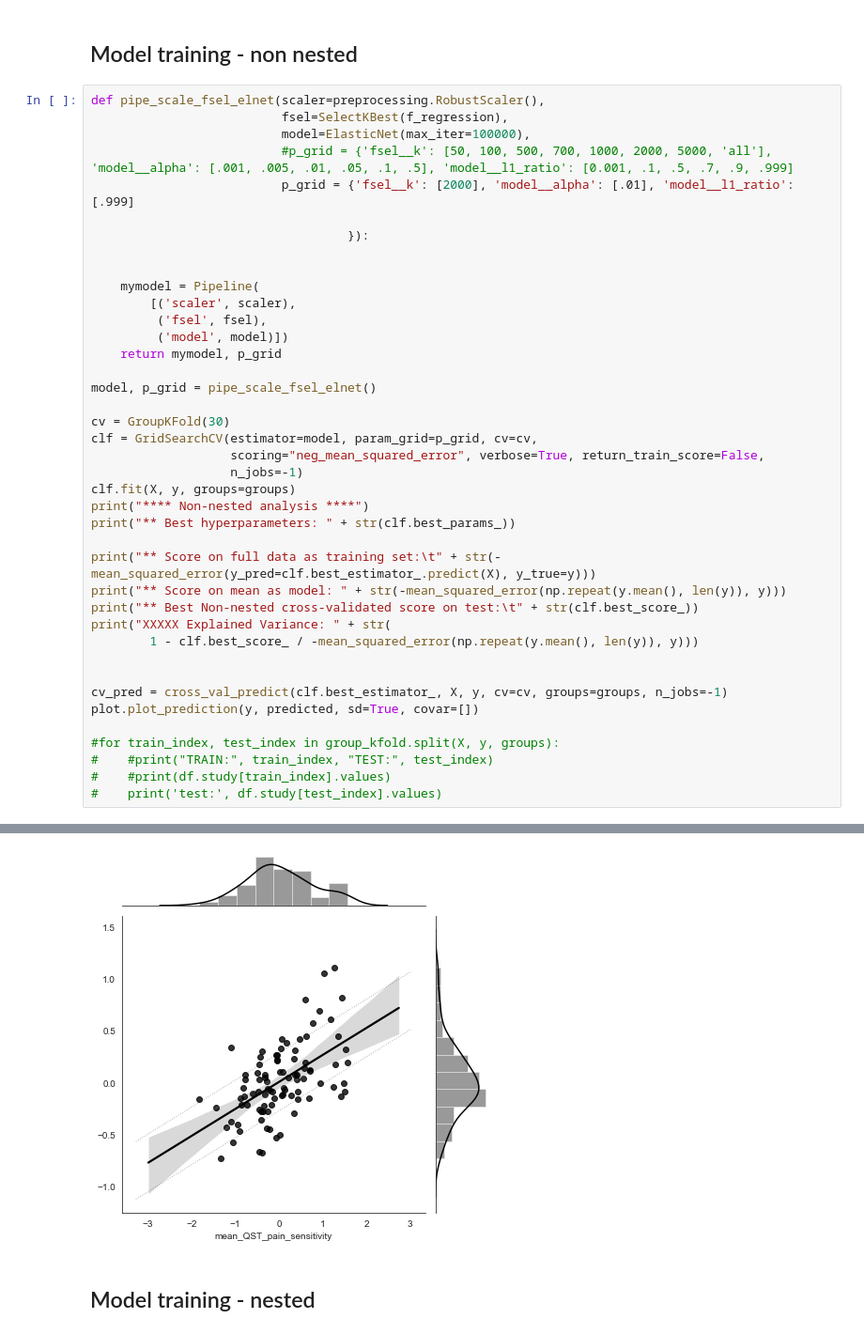
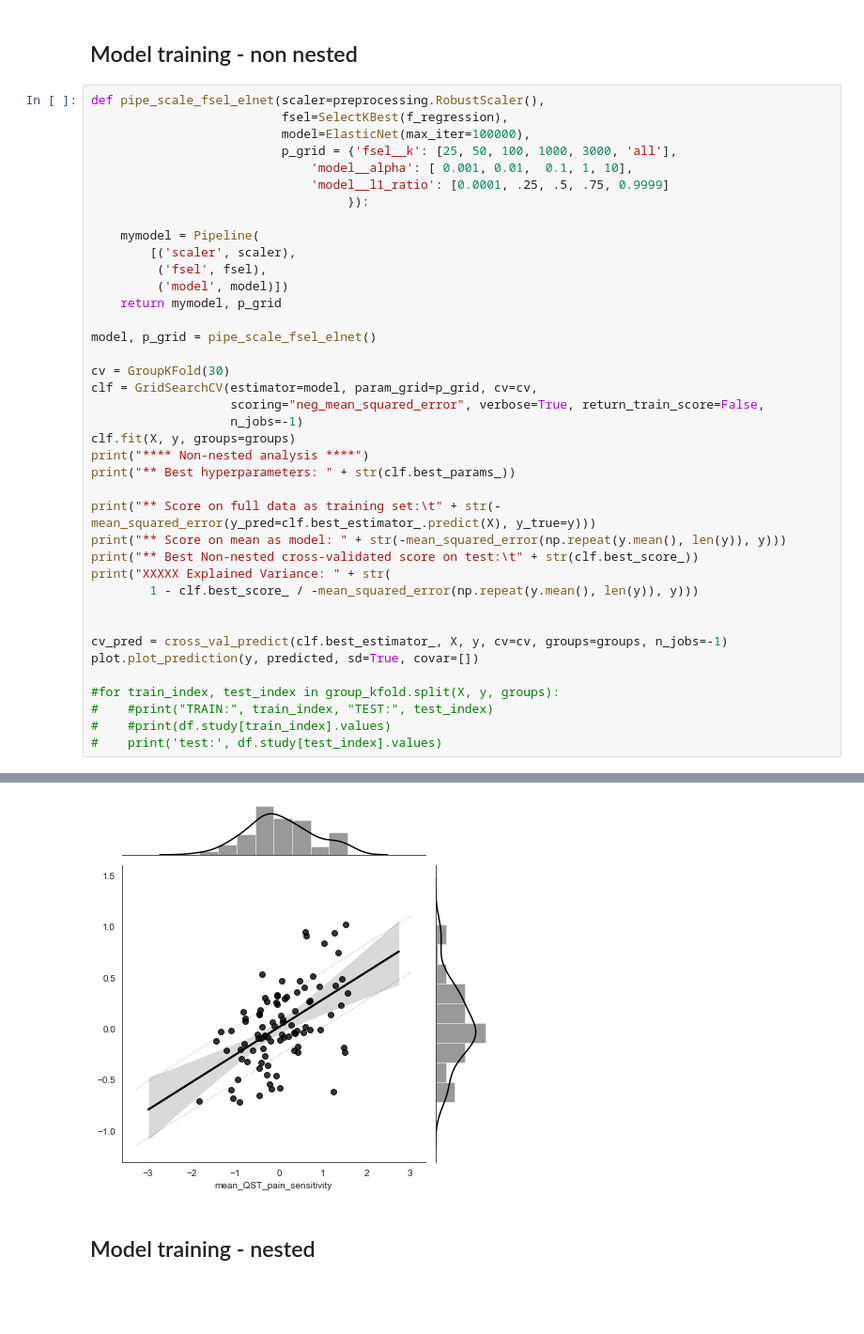
Before and after one commit to spisakt/RPN-signature, a Jupyter notebook: notebooks/BalancedMultiCenterNestedCrossValidation.ipynb, the cells around one changed output, grey strips where cells are left out. Shown at 94% size. Cells and saved outputs as stored; diff of their text form; blank space fills up the shorter version.

```diff
--- a/notebooks/BalancedMultiCenterNestedCrossValidation.ipynb
+++ b/notebooks/BalancedMultiCenterNestedCrossValidation.ipynb
@@ -171,11 +171,10 @@ array([ 0,  1,  2,  3,  4,  5,  6,  7,  8,  9, 10, 11, 12, 13, 14, 15, 16,
 def pipe_scale_fsel_elnet(scaler=preprocessing.RobustScaler(),
                           fsel=SelectKBest(f_regression),
                           model=ElasticNet(max_iter=100000),
-                          #p_grid = {'fsel__k': [50, 100, 500, 700, 1000, 2000, 5000, 'all'], 'model__alpha': [.001, .005, .01, .05, .1, .5], 'model__l1_ratio': [0.001, .1, .5, .7, .9, .999]
-                          p_grid = {'fsel__k': [2000], 'model__alpha': [.01], 'model__l1_ratio': [.999]
-
+                          p_grid = {'fsel__k': [25, 50, 100, 1000, 3000, 'all'],
+                              'model__alpha': [ 0.001, 0.01,  0.1, 1, 10],
+                              'model__l1_ratio': [0.0001, .25, .5, .75, 0.9999]
                                    }):
-
 
     mymodel = Pipeline(
         [('scaler', scaler),
@@ -220,3 +228,3 @@ XXXXX Explained Variance: 0.5014672385672047
-[figure, old version]
+[figure, new version]
 # %% [markdown]
 ## Model training - nested
```
Also changed, not shown: parts of 4 cells of this notebook, 6 other files.
